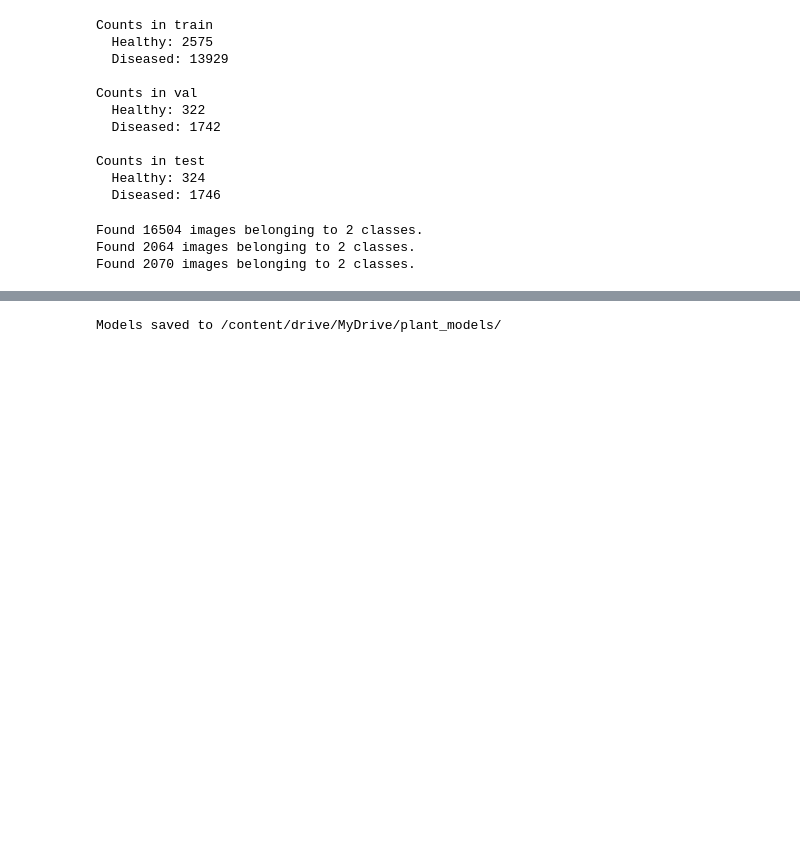
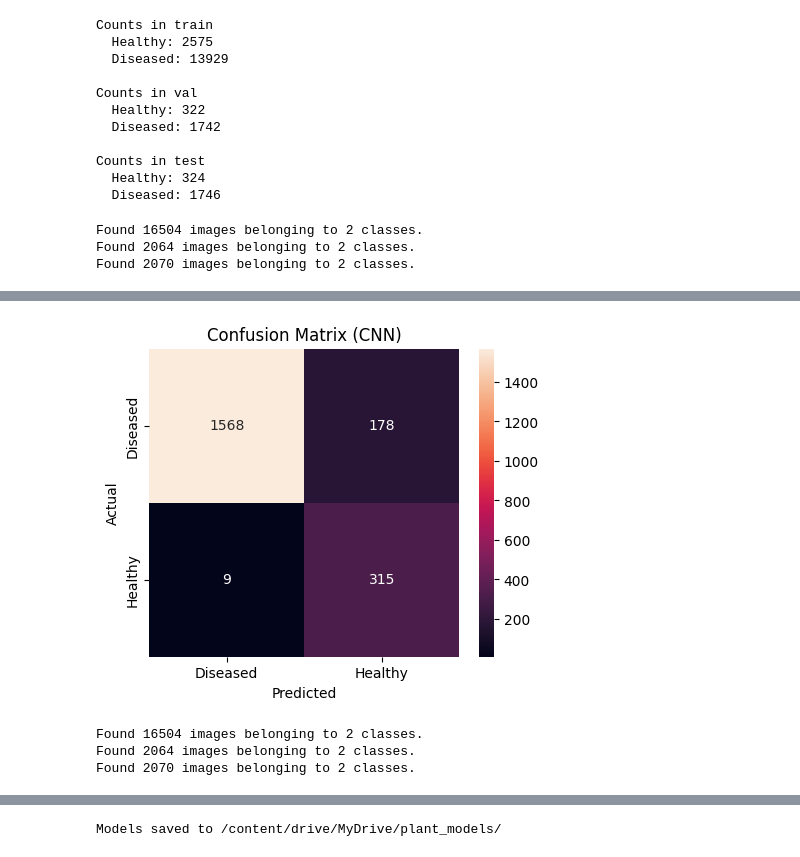
Before and after one commit to mahfuzaakter/Plant-Disease-Detection, a Jupyter notebook: plant-disease-detection-using-deep-lear.ipynb, the cells around one changed output, grey strips where cells are left out. Saved outputs shown, nothing was run; the diff lists cells and outputs as text; code cells hidden in the pictures; blank space fills up the shorter version.

```diff
--- a/plant-disease-detection-using-deep-lear.ipynb
+++ b/plant-disease-detection-using-deep-lear.ipynb
@@ -335,4 +383,60 @@ weighted avg       0.97      0.97      0.97      2070
 [figure]
+# %%
+# ----------Confusion matrix for CNN--------
+cm_cnn = confusion_matrix(y_true, y_pred_cnn)
+plt.figure(figsize=(5,4))
+sns.heatmap(cm_cnn, annot=True, fmt='d', xticklabels=list(test_gen.class_indices.keys()), yticklabels=list(test_gen.class_indices.keys()))
+plt.xlabel("Predicted"); plt.ylabel("Actual"); plt.title("Confusion Matrix (CNN)")
+plt.show()
+# %% [output]
+[figure, added]
+# %%
+from tensorflow.keras.preprocessing.image import ImageDataGenerator
+import os
+
+# Dataset base directory (assuming it's already defined or set)
+base_dir = "/kaggle/working/dataset_binary" # Defining base_dir
+
+# ImageDataGenerators (augmentation for train)   image size
+IMG_SIZE = (224,224)
+BATCH_SIZE = 32
+
+# Train data generator with augmentation
+train_datagen = ImageDataGenerator(
+    rescale=1./255,
+    rotation_range=20,
+    width_shift_range=0.1,
+    height_shift_range=0.1,
+    zoom_range=0.2,
+    horizontal_flip=True
+)
+# Validation/Test generator (only rescale)
+val_test_datagen = ImageDataGenerator(rescale=1./255)
+
+# Create generators
+train_gen = train_datagen.flow_from_directory(
+    os.path.join(base_dir,'train'),
+    target_size=IMG_SIZE,
+    batch_size=BATCH_SIZE,
+    class_mode='binary'
+)
+val_gen = val_test_datagen.flow_from_directory(
+    os.path.join(base_dir,'val'),
+    target_size=IMG_SIZE,
+    batch_size=BATCH_SIZE,
+    class_mode='binary'
+)
+test_gen = val_test_datagen.flow_from_directory(
+    os.path.join(base_dir,'test'),
+    target_size=IMG_SIZE,
+    batch_size=BATCH_SIZE,
+    class_mode='binary',
+    shuffle=False
+)
+# %% [output]
+Found 16504 images belonging to 2 classes.
+Found 2064 images belonging to 2 classes.
+Found 2070 images belonging to 2 classes.
 # %%
 # ---------------- Summary Table ----------------
 results = {
```
Also changed, not shown: parts of 13 cells of this notebook.
